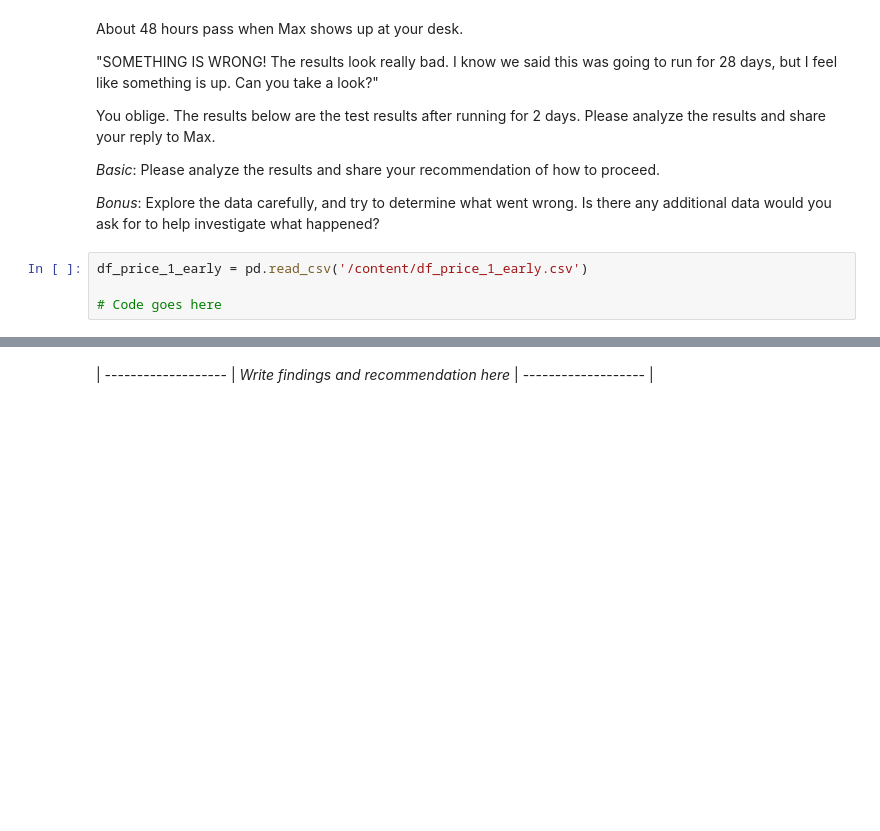
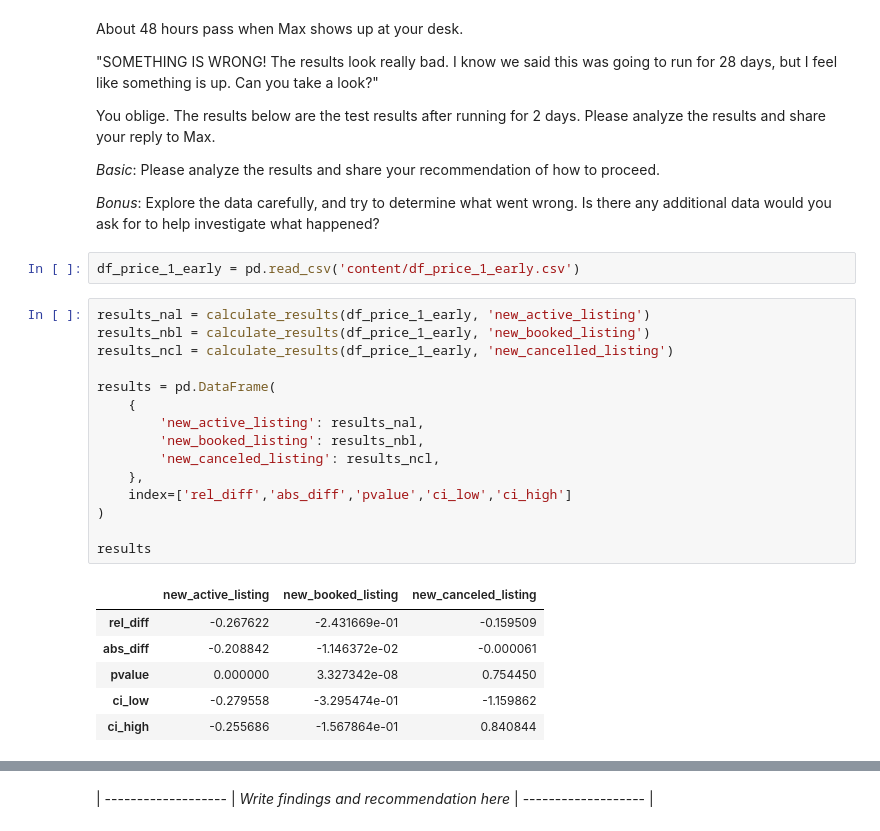
Before and after one commit to pwharrison/corise, a Jupyter notebook: practical-ab-testing/practical-ab-testing-week-3-project.ipynb, the cells around one changed output, grey strips where cells are left out. Saved outputs shown, nothing was run; the diff lists cells and outputs as text; blank space fills up the shorter version.

```diff
--- a/practical-ab-testing/practical-ab-testing-week-3-project.ipynb
+++ b/practical-ab-testing/practical-ab-testing-week-3-project.ipynb
@@ -249,6 +273,26 @@ _Basic_: Please analyze the results and share your recommendation of how to proc
 
 _Bonus_: Explore the data carefully, and try to determine what went wrong. Is there any additional data would you ask for to help investigate what happened?
 # %%
-df_price_1_early = pd.read_csv('/content/df_price_1_early.csv')
-
-# Code goes here
+df_price_1_early = pd.read_csv('content/df_price_1_early.csv')
+# %%
+results_nal = calculate_results(df_price_1_early, 'new_active_listing')
+results_nbl = calculate_results(df_price_1_early, 'new_booked_listing')
+results_ncl = calculate_results(df_price_1_early, 'new_cancelled_listing')
+
+results = pd.DataFrame(
+    {
+        'new_active_listing': results_nal,
+        'new_booked_listing': results_nbl,
+        'new_canceled_listing': results_ncl,
+    },
+    index=['rel_diff','abs_diff','pvalue','ci_low','ci_high']
+)
+
+results
+# %% [output]
+|  | new_active_listing | new_booked_listing | new_canceled_listing |
+| rel_diff | -0.267622 | -2.431669e-01 | -0.159509 |
+| abs_diff | -0.208842 | -1.146372e-02 | -0.000061 |
+| pvalue | 0.000000 | 3.327342e-08 | 0.754450 |
+| ci_low | -0.279558 | -3.295474e-01 | -1.159862 |
+| ci_high | -0.255686 | -1.567864e-01 | 0.840844 |
```
Also changed, not shown: parts of 10 cells of this notebook.
